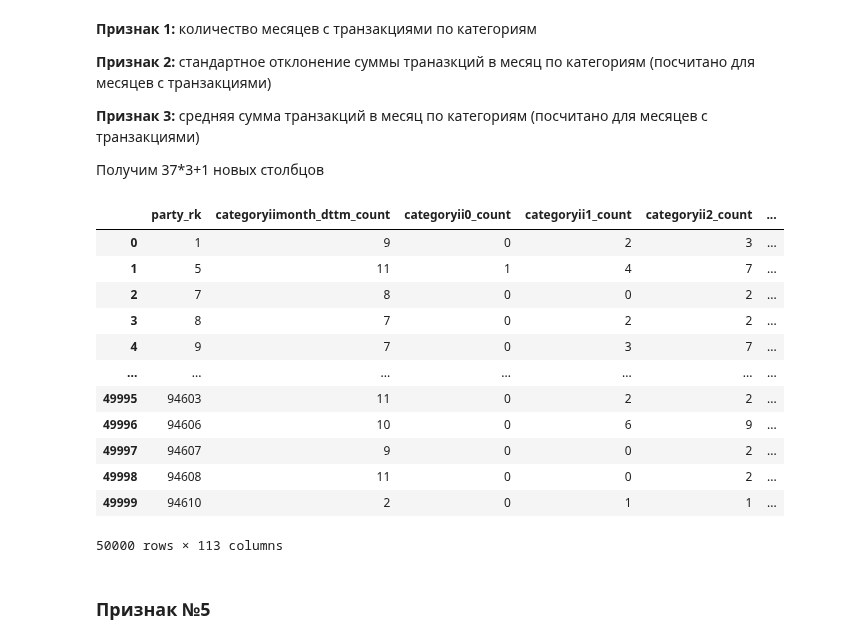
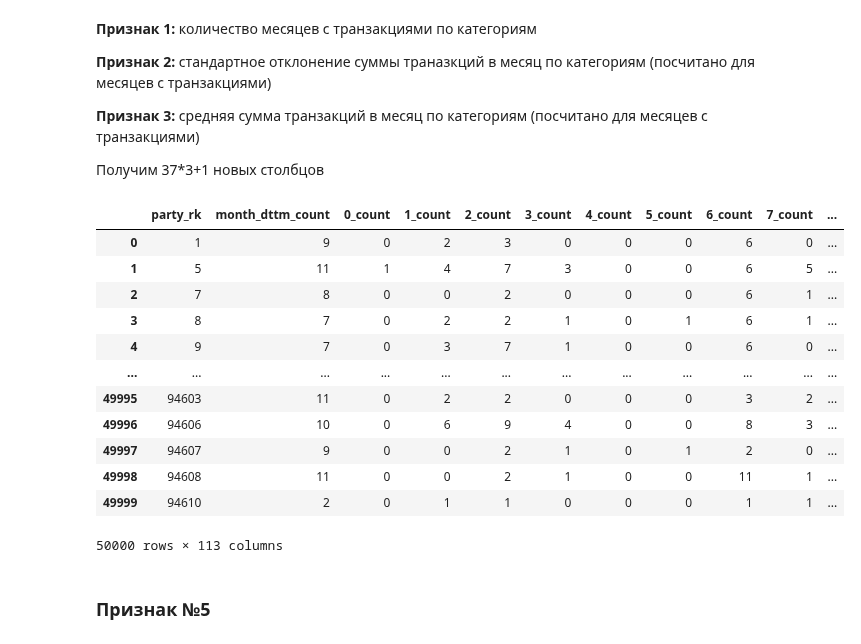
Before and after one commit to Stuksus/Hakaton_Finodays, a Jupyter notebook: temp_version.ipynb, the cells around one changed output. Saved outputs shown, nothing was run; the diff lists cells and outputs as text; code cells hidden in the pictures.

```diff
--- a/temp_version.ipynb
+++ b/temp_version.ipynb
@@ -1275,48 +1219,48 @@ def createFeature4(cat_ptable, matrix3):
     for user_id in lost_users:
         row.party_rk = user_id
         row.iloc[:,2:row.shape[1]] = np.NaN
         cat_ptable = cat_ptable.append(row, ignore_index = True)
 
     grouped_ptabel = cat_ptable.groupby(['party_rk'])
     # посчитаем кол-во месяцев с операциями OUT:feature_count
     feature_count = grouped_ptabel.count()
     # поставим суфикс '_count'в columns
-    feature_count.columns = pd.Index(list(['categoryii'+str(i)+'_count' for i in list(feature_count.columns)]))
+    feature_count.columns = pd.Index(list([str(i)+'_count' for i in list(feature_count.columns)]))
 
     grouped_ptabel = cat_ptable.fillna(0).groupby(['party_rk'])
     # посчитаем среднее операций OUT:feature_mean
     feature_mean = grouped_ptabel.mean()
     # поставим суффикс '_mean'в columns
-    feature_mean.columns = pd.Index(list(['categoryii'+str(i)+'_mean' for i in list(feature_mean.columns)]))
+    feature_mean.columns = pd.Index(list([str(i)+'_mean' for i in list(feature_mean.columns)]))
 
     # посчитаем среднее операций OUT:feature_std
     feature_std = grouped_ptabel.std()
     # поставим суффикс '_std'в columns
-    feature_std.columns = pd.Index(list(['categoryii'+str(i)+'_std' for i in list(feature_std.columns)]))
+    feature_std.columns = pd.Index(list([str(i)+'_std' for i in list(feature_std.columns)]))
 
     # объединим в одну таблицу
     feature_all = (feature_count
                                 .reset_index().merge(feature_mean.reset_index(), on='party_rk', how='left')
                                               .merge(feature_std.reset_index(), on='party_rk', how='left'))
     return feature_all
 
 
 cat_ptable = calc_trans_by11month(df_train)
 f4 = cat_features = createFeature4(cat_ptable,df_socdem_num)
 f4
 # %% [output]
-|  | party_rk | categoryiimonth_dttm_count | categoryii0_count | categoryii1_count | categoryii2_count | ... |
-| 0 | 1 | 9 | 0 | 2 | 3 | ... |
-| 1 | 5 | 11 | 1 | 4 | 7 | ... |
-| 2 | 7 | 8 | 0 | 0 | 2 | ... |
-| 3 | 8 | 7 | 0 | 2 | 2 | ... |
-| 4 | 9 | 7 | 0 | 3 | 7 | ... |
-| ... | ... | ... | ... | ... | ... | ... |
-| 49995 | 94603 | 11 | 0 | 2 | 2 | ... |
-| 49996 | 94606 | 10 | 0 | 6 | 9 | ... |
-| 49997 | 94607 | 9 | 0 | 0 | 2 | ... |
-| 49998 | 94608 | 11 | 0 | 0 | 2 | ... |
-| 49999 | 94610 | 2 | 0 | 1 | 1 | ... |
+|  | party_rk | month_dttm_count | 0_count | 1_count | 2_count | 3_count | 4_count | 5_count | 6_count | 7_count | ... |
+| 0 | 1 | 9 | 0 | 2 | 3 | 0 | 0 | 0 | 6 | 0 | ... |
+| 1 | 5 | 11 | 1 | 4 | 7 | 3 | 0 | 0 | 6 | 5 | ... |
+| 2 | 7 | 8 | 0 | 0 | 2 | 0 | 0 | 0 | 6 | 1 | ... |
+| 3 | 8 | 7 | 0 | 2 | 2 | 1 | 0 | 1 | 6 | 1 | ... |
+| 4 | 9 | 7 | 0 | 3 | 7 | 1 | 0 | 0 | 6 | 0 | ... |
+| ... | ... | ... | ... | ... | ... | ... | ... | ... | ... | ... | ... |
+| 49995 | 94603 | 11 | 0 | 2 | 2 | 0 | 0 | 0 | 3 | 2 | ... |
+| 49996 | 94606 | 10 | 0 | 6 | 9 | 4 | 0 | 0 | 8 | 3 | ... |
+| 49997 | 94607 | 9 | 0 | 0 | 2 | 1 | 0 | 1 | 2 | 0 | ... |
+| 49998 | 94608 | 11 | 0 | 0 | 2 | 1 | 0 | 0 | 11 | 1 | ... |
+| 49999 | 94610 | 2 | 0 | 1 | 1 | 0 | 0 | 0 | 1 | 1 | ... |
 50000 rows × 113 columns
 # %% [markdown]
 ### Признак №5 <a class="anchor" id="ch97"></a>
```
Also changed, not shown: parts of 100 cells of this notebook.
